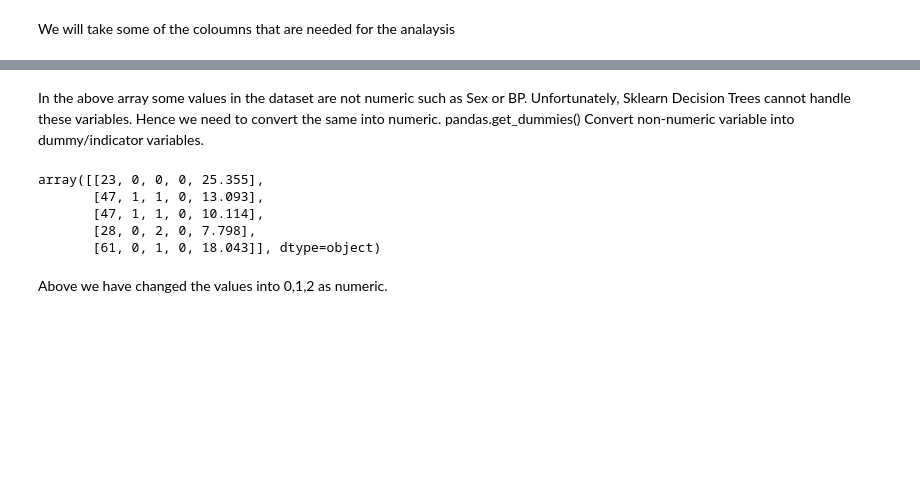
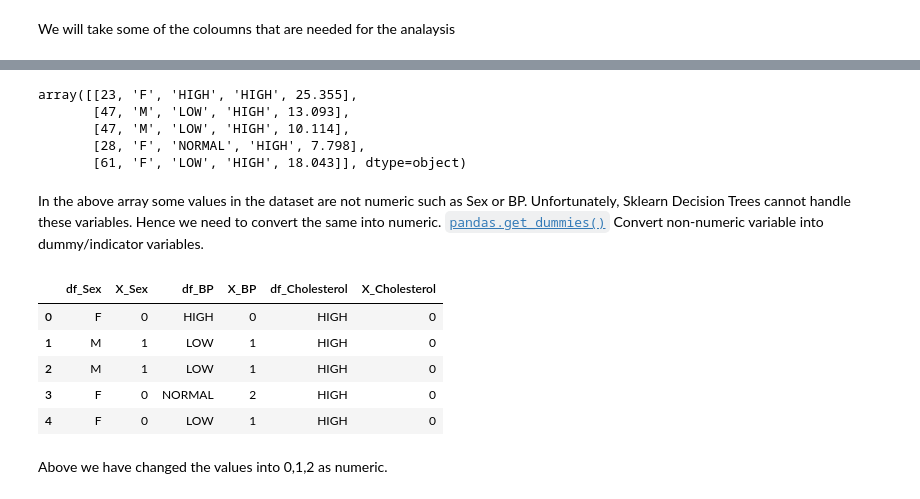
Before and after one commit to nirvana644/IATD-Machine-Learning-Algorithms, a Jupyter notebook: week_3_decision_tree_2_classification.ipynb, the cells around one changed output, grey strips where cells are left out. Saved outputs shown, nothing was run; the diff lists cells and outputs as text; code cells hidden in the pictures; blank space fills up the shorter version.

```diff
--- a/week_3_decision_tree_2_classification.ipynb
+++ b/week_3_decision_tree_2_classification.ipynb
@@ -89,28 +89,59 @@ array([[23, 'F', 'HIGH', 'HIGH', 25.355],
+# %%
+# The author works with series. But dataframes are better to keep the column names
+work_with_numpy_ndarray_bool = True
+
+if work_with_numpy_ndarray_bool:
+    X = df[['Age', 'Sex', 'BP', 'Cholesterol', 'Na_to_K']].values
+else:
+    # This returns a dataframe
+    X = df[['Age', 'Sex', 'BP', 'Cholesterol', 'Na_to_K']].copy()
+X[0:5]
+# %% [output]
+array([[23, 'F', 'HIGH', 'HIGH', 25.355],
+       [47, 'M', 'LOW', 'HIGH', 13.093],
+       [47, 'M', 'LOW', 'HIGH', 10.114],
+       [28, 'F', 'NORMAL', 'HIGH', 7.798],
+       [61, 'F', 'LOW', 'HIGH', 18.043]], dtype=object)
 # %% [markdown]
-In the above array some values in the dataset are not numeric such as Sex or BP. Unfortunately, Sklearn Decision Trees cannot handle these  variables. Hence we need to convert the same into numeric. pandas.get_dummies() Convert non-numeric variable into dummy/indicator variables.
+In the above array some values in the dataset are not numeric such as Sex or BP. Unfortunately, Sklearn Decision Trees cannot handle these  variables. Hence we need to convert the same into numeric. [`pandas.get_dummies()`](https://pandas.pydata.org/docs/reference/api/pandas.get_dummies.html) Convert non-numeric variable into dummy/indicator variables.
-# %%
-from sklearn import preprocessing
-le_sex = preprocessing.LabelEncoder()
-le_sex.fit(['F','M'])
-X[:,1] = le_sex.transform(X[:,1])
-
-
-le_BP = preprocessing.LabelEncoder()
-le_BP.fit([ 'LOW', 'NORMAL', 'HIGH'])
-X[:,2] = le_BP.transform(X[:,2])
-
-
-le_Chol = preprocessing.LabelEncoder()
-le_Chol.fit([ 'NORMAL', 'HIGH'])
-X[:,3] = le_Chol.transform(X[:,3])
-
-X[0:5]
-# %% [output]
-array([[23, 0, 0, 0, 25.355],
-       [47, 1, 1, 0, 13.093],
-       [47, 1, 1, 0, 10.114],
-       [28, 0, 2, 0, 7.798],
-       [61, 0, 1, 0, 18.043]], dtype=object)
+# %%
+comparison = pd.DataFrame(index=df.index[:5])
+
+le_sex = preprocessing.LabelEncoder()
+le_sex.fit(['F','M'])
+
+le_BP = preprocessing.LabelEncoder()
+le_BP.fit([ 'LOW', 'NORMAL', 'HIGH'])
+
+le_Chol = preprocessing.LabelEncoder()
+le_Chol.fit([ 'NORMAL', 'HIGH'])
+
+if work_with_numpy_ndarray_bool:
+    X[:,1] = le_sex.transform(X[:,1])
+    X[:,2] = le_BP.transform(X[:,2])
+    X[:,3] = le_Chol.transform(X[:,3])
+
+    for name, position in [('Sex', 1), ('BP', 2), ('Cholesterol', 3)]:
+        comparison[f'df_{name}'] = df[name].iloc[:5]
+        comparison[f'X_{name}'] = X[:5, position]
+else:
+    X["Sex"] = le_sex.transform(X["Sex"])
+    X["BP"] = le_BP.transform(X["BP"])
+    X["Cholesterol"] = le_Chol.transform(X["Cholesterol"])
+
+    for name in ["Sex", "BP", "Cholesterol"]:
+        comparison[f"df_{name}"] = df[name].iloc[:5]
+        comparison[f"X_{name}"] = X[name].iloc[:5]
+
+#X[0:5]
+comparison
+# %% [output]
+|  | df_Sex | X_Sex | df_BP | X_BP | df_Cholesterol | X_Cholesterol |
+| 0 | F | 0 | HIGH | 0 | HIGH | 0 |
+| 1 | M | 1 | LOW | 1 | HIGH | 0 |
+| 2 | M | 1 | LOW | 1 | HIGH | 0 |
+| 3 | F | 0 | NORMAL | 2 | HIGH | 0 |
+| 4 | F | 0 | LOW | 1 | HIGH | 0 |
 # %% [markdown]
 Above we have changed the values into 0,1,2 as numeric.
 # %%
```
Also changed, not shown: parts of 11 cells of this notebook, 1 other file.
